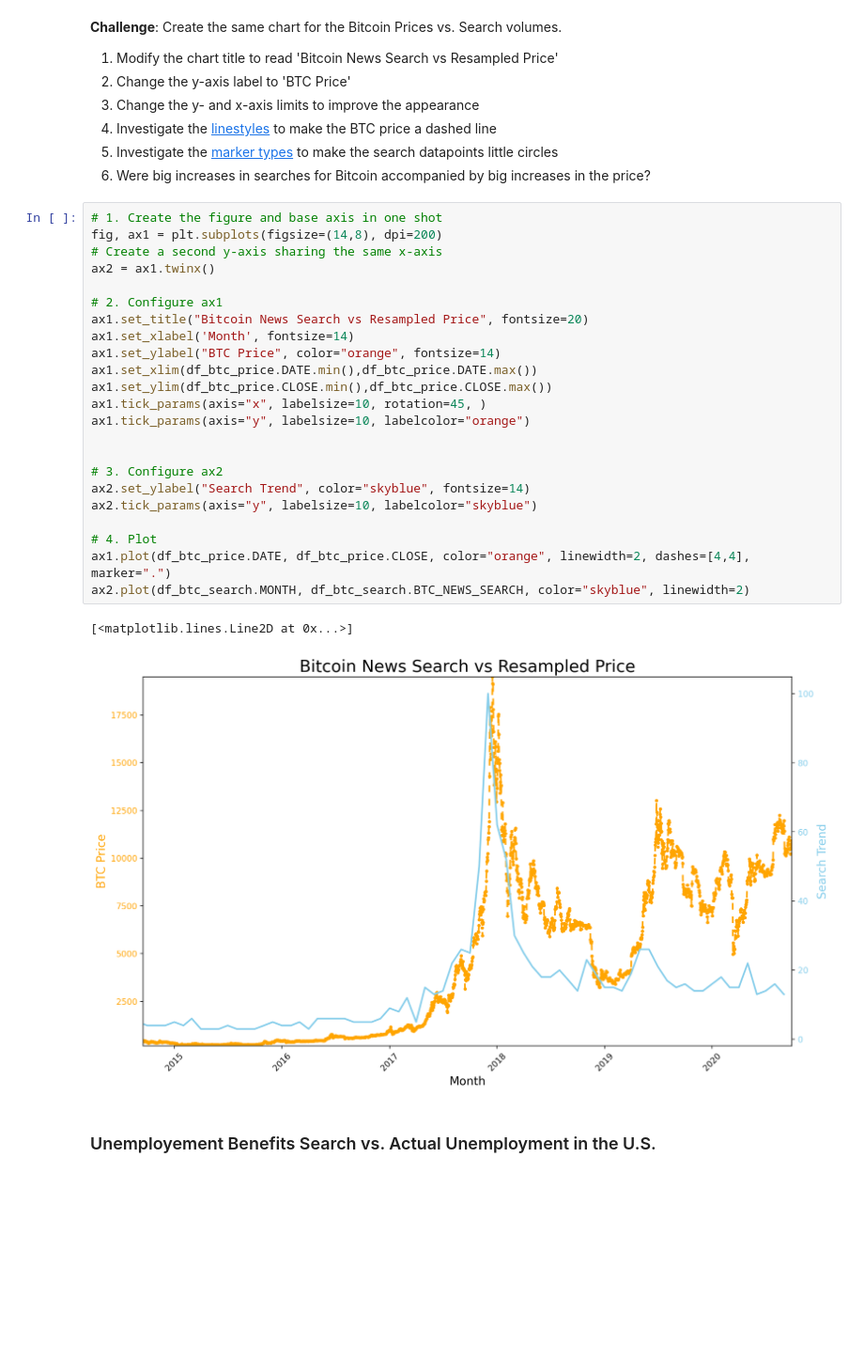
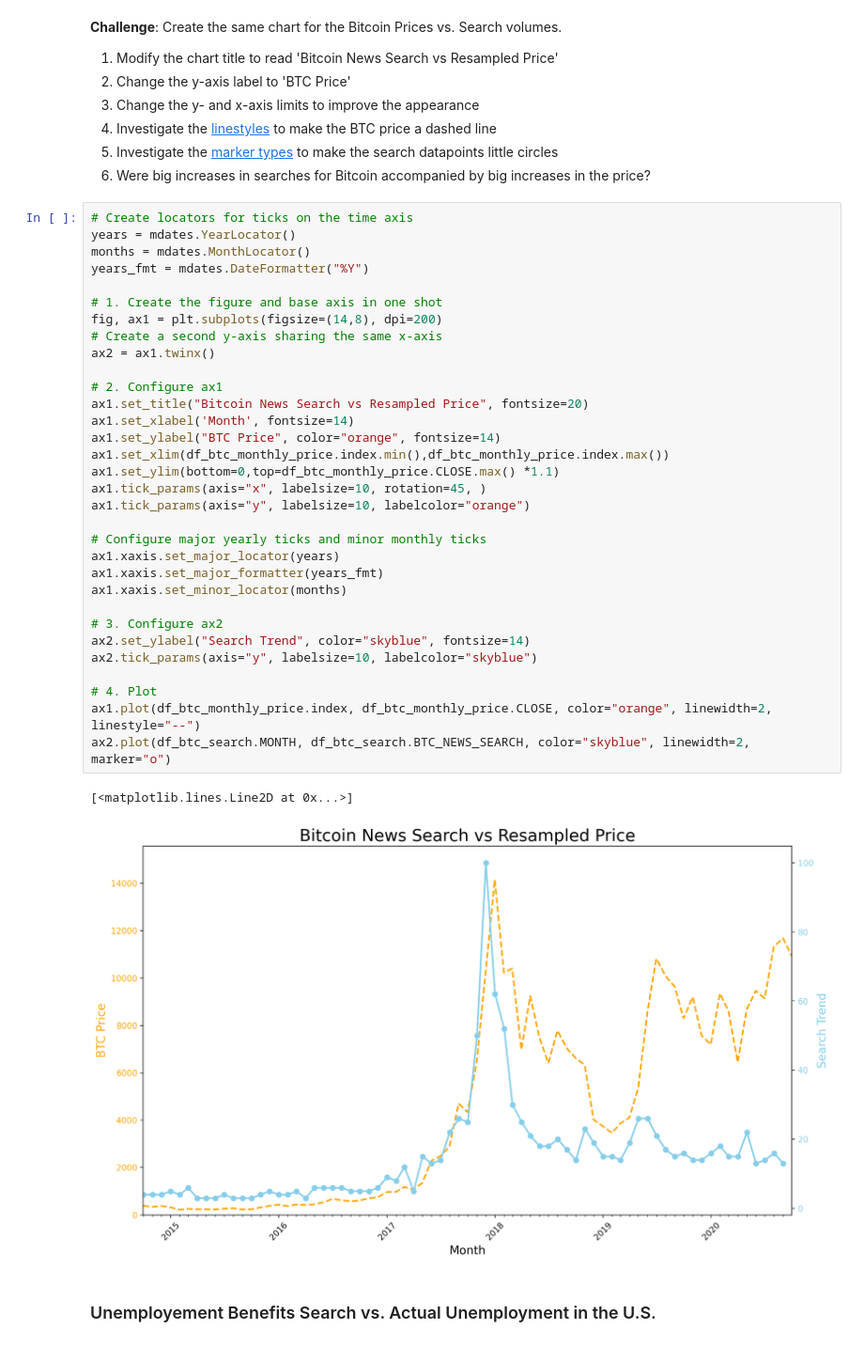
Before and after one commit to hashorva/100-days-of-Python, a Jupyter notebook: day_75/Google Trends and Data Visualisation (start).ipynb, the cells around one changed output. Shown at 94% size. Cells and saved outputs as stored; diff of their text form; blank space fills up the shorter version.

```diff
--- a/day_75/Google Trends and Data Visualisation (start).ipynb
+++ b/day_75/Google Trends and Data Visualisation (start).ipynb
@@ -586,31 +572,40 @@ ax2.plot(df_tesla.MONTH, df_tesla.TSLA_WEB_SEARCH, color="skyblue", linewidth=2)
 5. Investigate the [marker types](https://matplotlib.org/3.2.1/api/markers_api.html) to make the search datapoints little circles <br>
 6. Were big increases in searches for Bitcoin accompanied by big increases in the price?
 # %%
+# Create locators for ticks on the time axis
+years = mdates.YearLocator()
+months = mdates.MonthLocator()
+years_fmt = mdates.DateFormatter("%Y")
+
 # 1. Create the figure and base axis in one shot
 fig, ax1 = plt.subplots(figsize=(14,8), dpi=200)
 # Create a second y-axis sharing the same x-axis
 ax2 = ax1.twinx()
 
 # 2. Configure ax1
 ax1.set_title("Bitcoin News Search vs Resampled Price", fontsize=20)
 ax1.set_xlabel('Month', fontsize=14)
 ax1.set_ylabel("BTC Price", color="orange", fontsize=14)
-ax1.set_xlim(df_btc_price.DATE.min(),df_btc_price.DATE.max())
-ax1.set_ylim(df_btc_price.CLOSE.min(),df_btc_price.CLOSE.max())
+ax1.set_xlim(df_btc_monthly_price.index.min(),df_btc_monthly_price.index.max())
+ax1.set_ylim(bottom=0,top=df_btc_monthly_price.CLOSE.max() *1.1)
 ax1.tick_params(axis="x", labelsize=10, rotation=45, )
 ax1.tick_params(axis="y", labelsize=10, labelcolor="orange")
 
+# Configure major yearly ticks and minor monthly ticks
+ax1.xaxis.set_major_locator(years)
+ax1.xaxis.set_major_formatter(years_fmt)
+ax1.xaxis.set_minor_locator(months)
 
 # 3. Configure ax2
 ax2.set_ylabel("Search Trend", color="skyblue", fontsize=14)
 ax2.tick_params(axis="y", labelsize=10, labelcolor="skyblue")
 
 # 4. Plot
-ax1.plot(df_btc_price.DATE, df_btc_price.CLOSE, color="orange", linewidth=2, dashes=[4,4], marker=".")
-ax2.plot(df_btc_search.MONTH, df_btc_search.BTC_NEWS_SEARCH, color="skyblue", linewidth=2)
+ax1.plot(df_btc_monthly_price.index, df_btc_monthly_price.CLOSE, color="orange", linewidth=2, linestyle="--")
+ax2.plot(df_btc_search.MONTH, df_btc_search.BTC_NEWS_SEARCH, color="skyblue", linewidth=2, marker="o")
 # %% [output]
 [<matplotlib.lines.Line2D at 0x...>]
-[figure, old version]
+[figure, new version]
 # %% [markdown]
 ### Unemployement Benefits Search vs. Actual Unemployment in the U.S.
 # %% [markdown]
```
Also changed, not shown: parts of 4 cells of this notebook.
